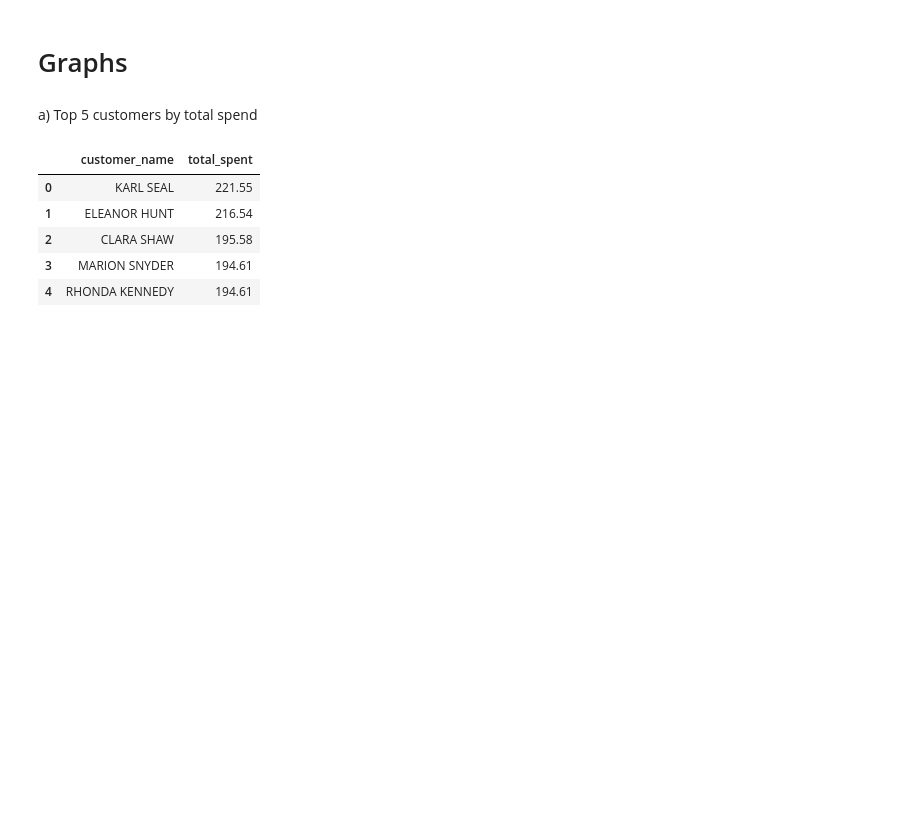
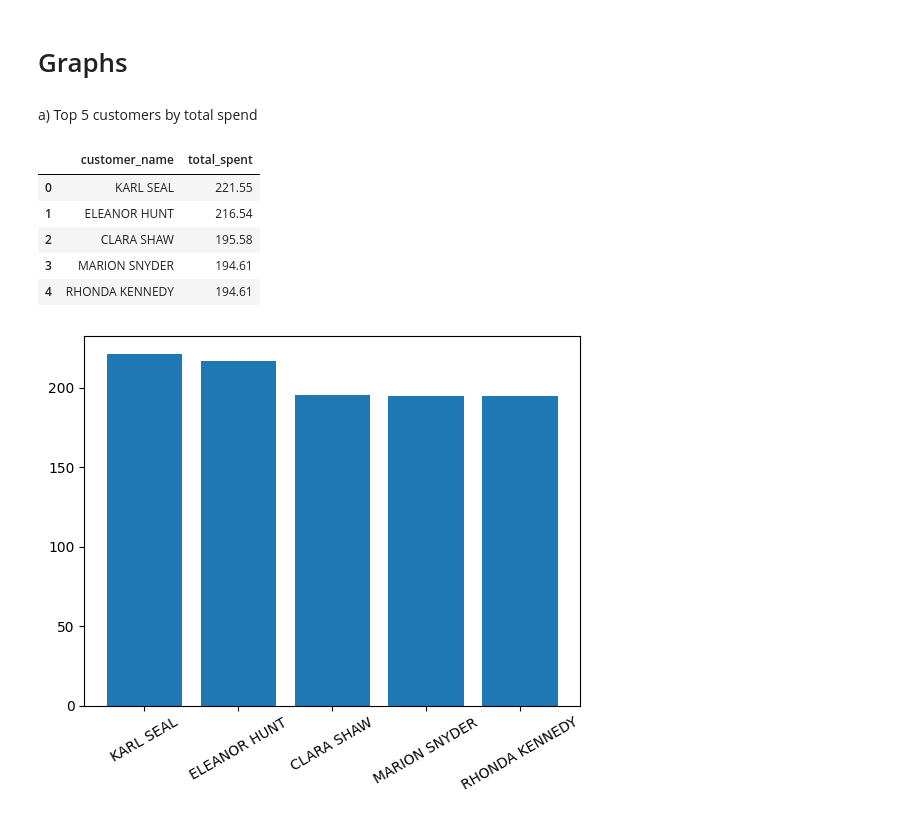
Before and after one commit to ghaliaghazal/Sql_Ghalia_Ghazal_Lab1, a Jupyter notebook: data_analys.ipynb, the cells around one changed output. Drawn from its saved outputs; the diff is of its cells as text; code cells hidden in the pictures; blank space fills up the shorter version.

Commit message:
uppdate graphs

```diff
--- a/data_analys.ipynb
+++ b/data_analys.ipynb
@@ -358,9 +358,12 @@ top_customers
 | 3 | MARION SNYDER | 194.61 |
 | 4 | RHONDA KENNEDY | 194.61 |
 # %%
-plt.figure
+plt.bar(top_customers['customer_name'], top_customers['total_spent'])
 plt.xlabel = "Customer",
 plt.ylabel = "Total Spend",
 plt.title = "Top 5 Customers by Total Spend",
 ylim = [300,400],
+plt.xticks(rotation=30)
 plt.show()
+# %% [output]
+[figure, added]
```
